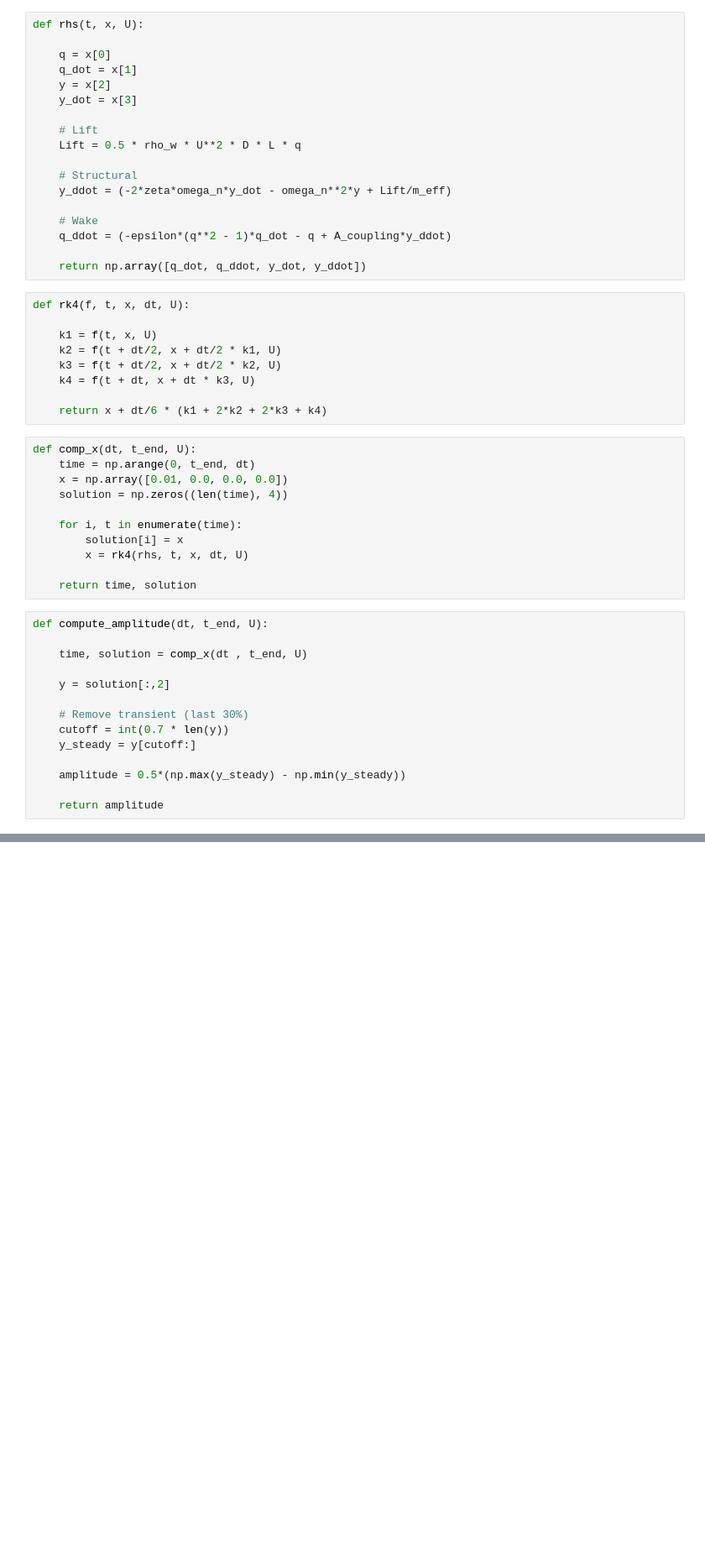
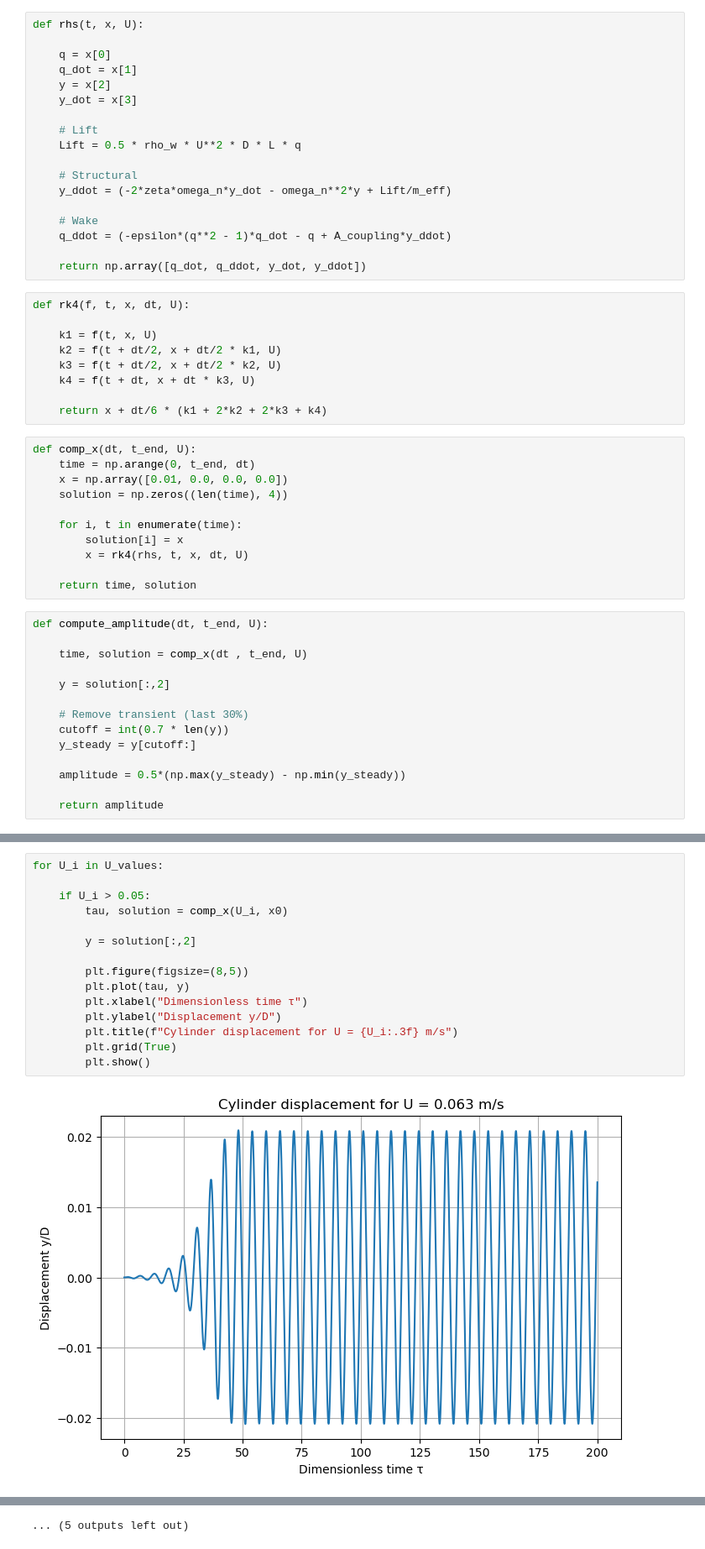
Before and after one commit to JulianEngel1999/FSI_Assignment_2, a Jupyter notebook: VIV.ipynb, the cells around one changed output, grey strips where cells are left out. Shown at 84% size. Saved outputs shown, nothing was run; the diff lists cells and outputs as text; blank space fills up the shorter version.

```diff
--- a/VIV.ipynb
+++ b/VIV.ipynb
@@ -182,0 +291,17 @@ Simulation completed in 8.30 seconds.
+# %%
+for U_i in U_values:
+
+    if U_i > 0.05:
+        tau, solution = comp_x(U_i, x0)
+
+        y = solution[:,2]
+
+        plt.figure(figsize=(8,5))
+        plt.plot(tau, y)
+        plt.xlabel("Dimensionless time τ")
+        plt.ylabel("Displacement y/D")
+        plt.title(f"Cylinder displacement for U = {U_i:.3f} m/s")
+        plt.grid(True)
+        plt.show()
+# %% [output]
+[figure, added]
@@ -182,0 +319 @@ Simulation completed in 8.30 seconds.
+... (5 outputs left out)
```
Also changed, not shown: parts of 15 cells of this notebook.
